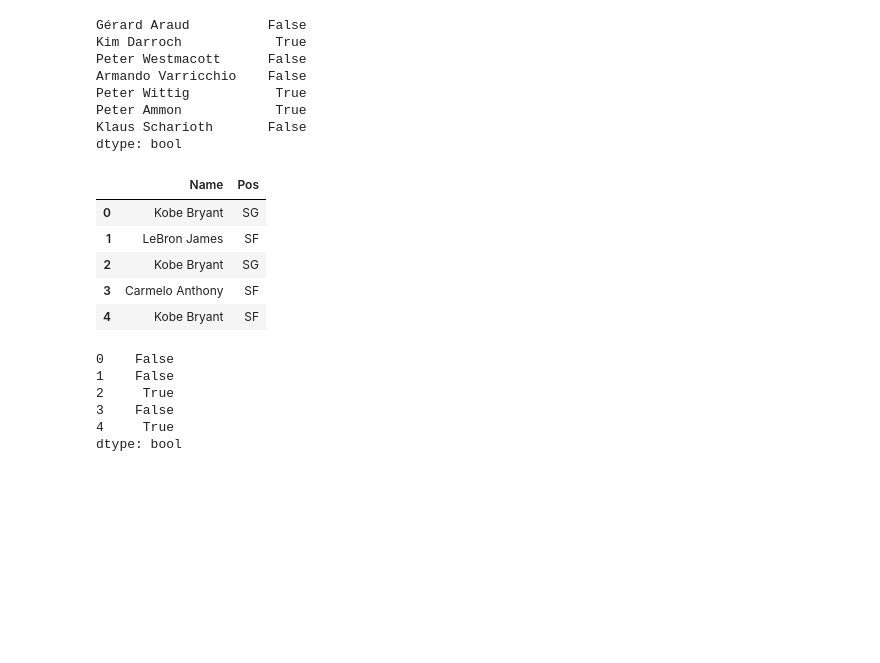
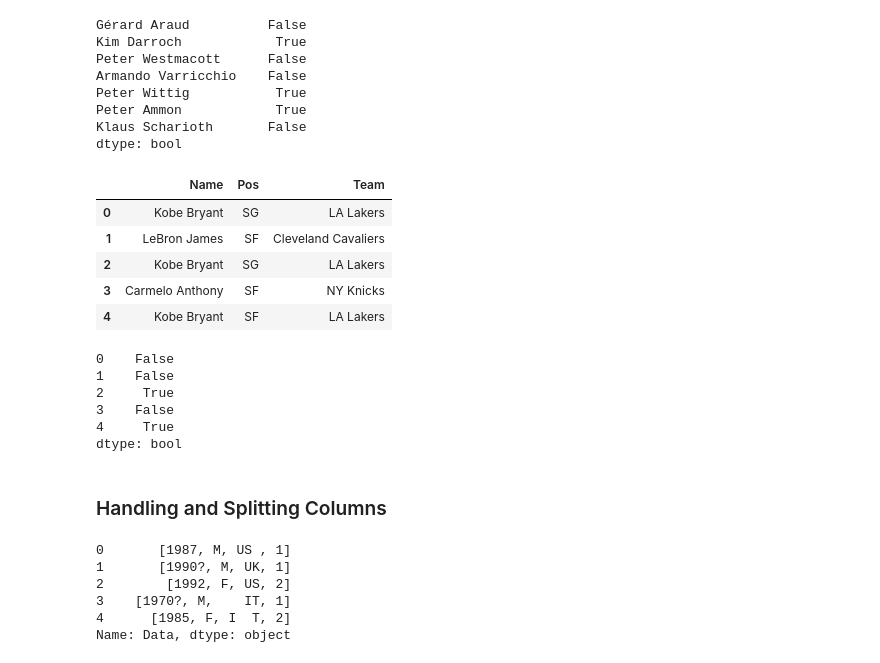
Before and after one commit to jrjosias2/PythonScripts, a Jupyter notebook: FreeCode_Camp/DS_Py/Lecture_1.ipynb, the cells around one changed output. Cells and saved outputs as stored; diff of their text form; code cells hidden in the pictures; blank space fills up the shorter version.

```diff
--- a/FreeCode_Camp/DS_Py/Lecture_1.ipynb
+++ b/FreeCode_Camp/DS_Py/Lecture_1.ipynb
@@ -1066,29 +1084,36 @@ dtype: bool
 # %%
 players = pd.DataFrame({
     'Name': [
         'Kobe Bryant',
         'LeBron James',
         'Kobe Bryant',
         'Carmelo Anthony',
         'Kobe Bryant',
     ],
     'Pos': [
         'SG',
         'SF',
         'SG',
         'SF',
         'SF'
+    ],
+    'Team' : [
+        'LA Lakers',
+        'Cleveland Cavaliers',
+        'LA Lakers',
+        'NY Knicks',
+        'LA Lakers'
     ]
 })
 
 players
 # %% [output]
-|  | Name | Pos |
-| 0 | Kobe Bryant | SG |
-| 1 | LeBron James | SF |
-| 2 | Kobe Bryant | SG |
-| 3 | Carmelo Anthony | SF |
-| 4 | Kobe Bryant | SF |
+|  | Name | Pos | Team |
+| 0 | Kobe Bryant | SG | LA Lakers |
+| 1 | LeBron James | SF | Cleveland Cavaliers |
+| 2 | Kobe Bryant | SG | LA Lakers |
+| 3 | Carmelo Anthony | SF | NY Knicks |
+| 4 | Kobe Bryant | SF | LA Lakers |
 # %%
 #Subset é o campo que será considerado na avaliacao, se é duplicado ou nao
 # Nesse caso deixamos o nome, pois com as posicoes, pode ser uma nova temporada ou jogos avaliados,
@@ -1102,3 +1127,5 @@ players.duplicated(subset=['Name'])
 3    False
 4     True
 dtype: bool
+# %% [markdown]
+### Handling and Splitting Columns
@@ -1104,0 +1141,9 @@ dtype: bool
+# %%
+df_str['Data'].str.split('_')
+# %% [output]
+0       [1987, M, US , 1]
+1       [1990?, M, UK, 1]
+2        [1992, F, US, 2]
+3    [1970?, M,    IT, 1]
+4      [1985, F, I  T, 2]
+Name: Data, dtype: object
```
Also changed, not shown: parts of 8 cells of this notebook, 3 other files.
